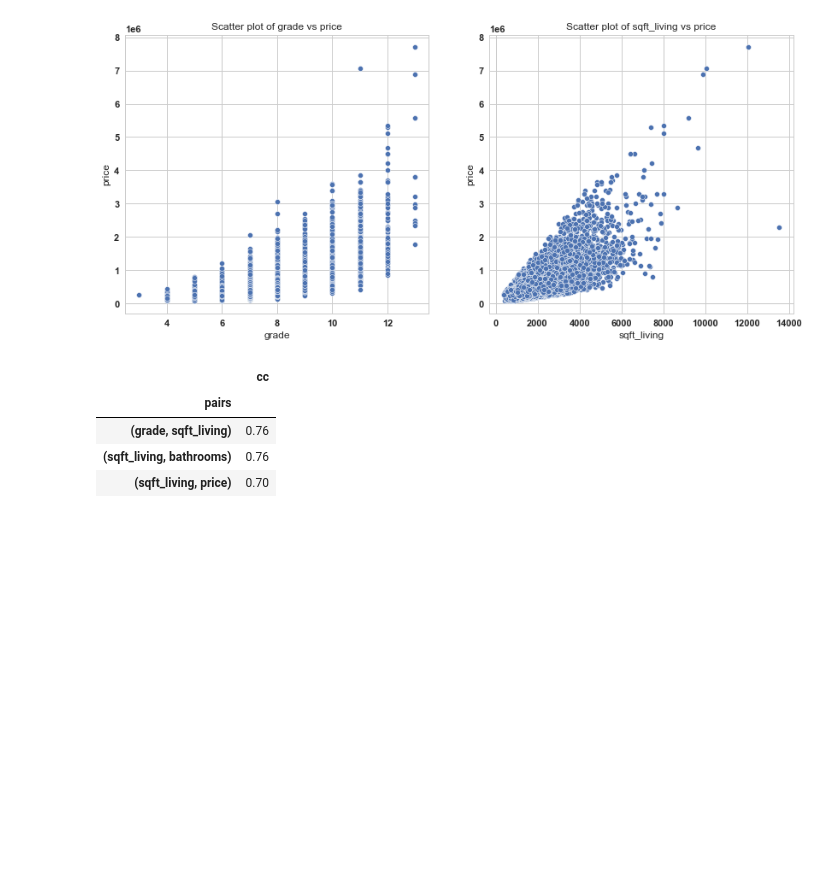
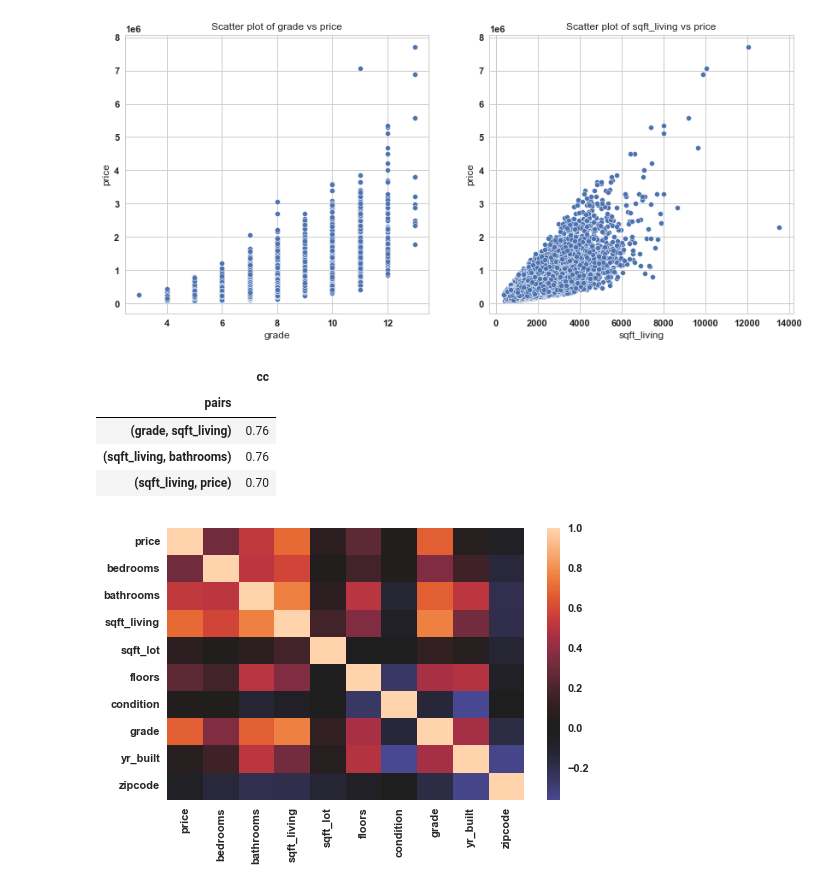
Before and after one commit to githosted/Phase2Pro, a Jupyter notebook: REDO1.ipynb, the cells around one changed output. Cells and saved outputs as stored; diff of their text form; code cells hidden in the pictures; blank space fills up the shorter version.

```diff
--- a/REDO1.ipynb
+++ b/REDO1.ipynb
@@ -549,3 +558,9 @@ data[(data.cc>=.70) & (data.cc <1)]
 | (grade, sqft_living) | 0.76 |
 | (sqft_living, bathrooms) | 0.76 |
 | (sqft_living, price) | 0.70 |
+# %%
+#creating a heatmap to learn even more
+import seaborn as sns
+sns.heatmap(data_pred.corr(), center=0);
+# %% [output]
+[figure, added]
```
Also changed, not shown: parts of 10 cells of this notebook, 2 other files.
